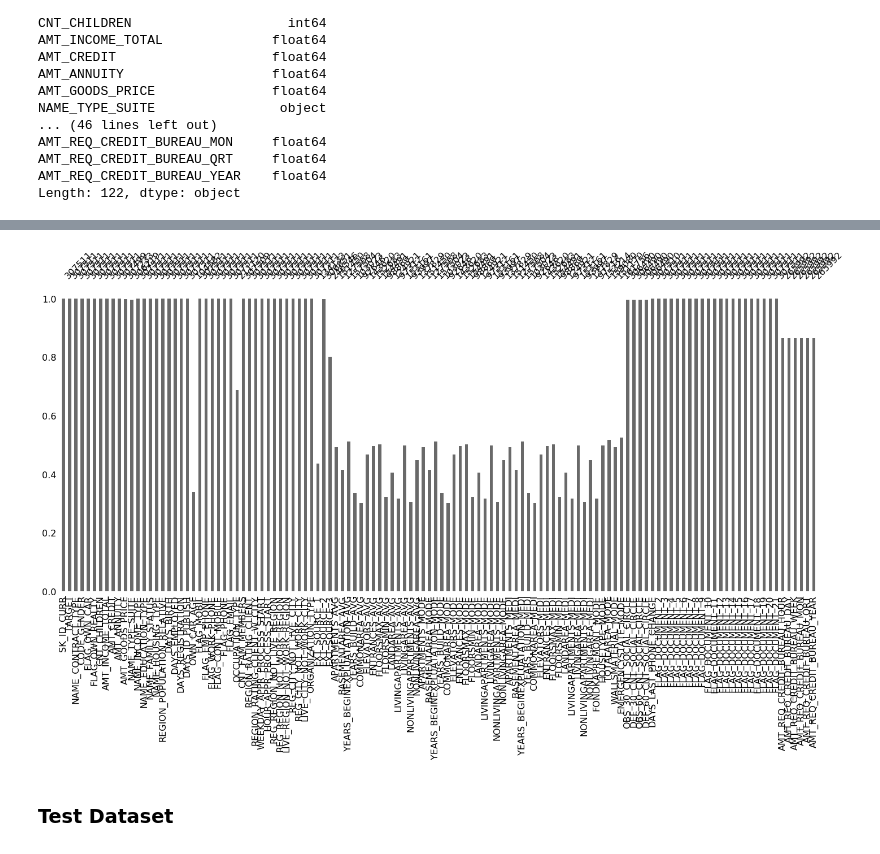
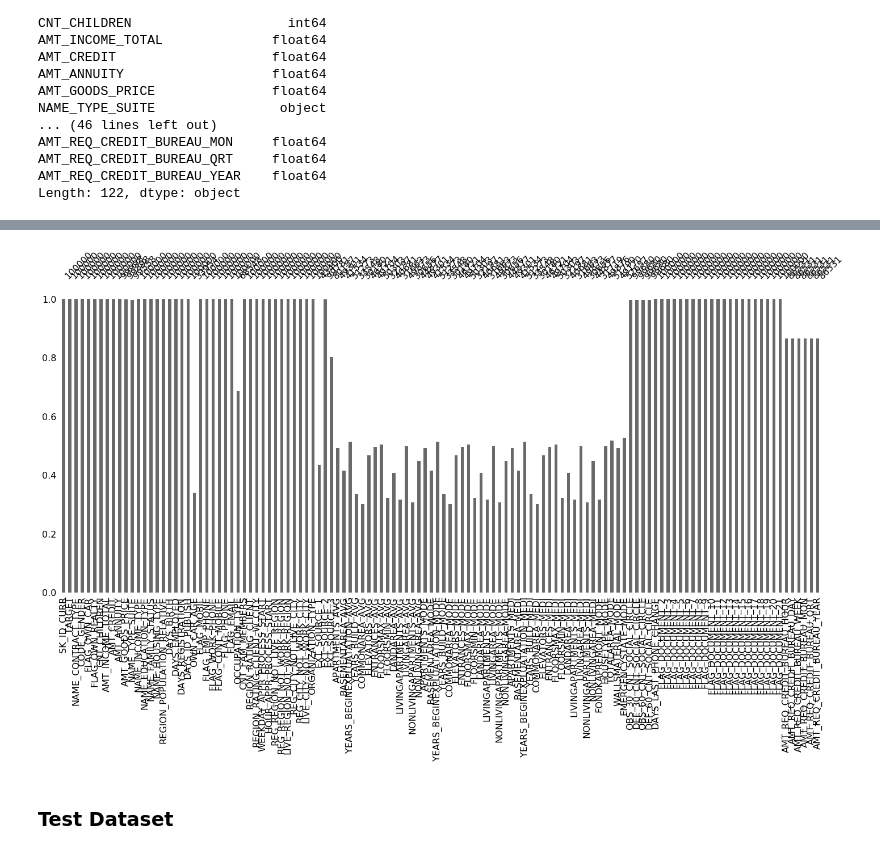
Before and after one commit to noritsugu-yamada/diveintocode, a Jupyter notebook: sprint1/sprint1-ml-scratch-intro.ipynb, the cells around one changed output, grey strips where cells are left out. Cells and saved outputs as stored; diff of their text form; code cells hidden in the pictures.

```diff
--- a/sprint1/sprint1-ml-scratch-intro.ipynb
+++ b/sprint1/sprint1-ml-scratch-intro.ipynb
@@ -19,9 +221,9 @@ from sklearn.model_selection import KFold
 # %%
 # get the train dataset
 
-train = pd.read_csv('application_train.csv')
+df_train = pd.read_csv('application_train.csv')
 
-#train = train.sample(40000)
+df_train = df_train.sample(100000)
 # %%
 # grasp the contents of the train dataset
 
@@ -103,9 +304,9 @@ plt.show()
 # %%
-msno.bar(train)
+msno.bar(df_train)
 
 plt.show()
 # %% [output]
-[figure, old version]
+[figure, new version]
 # %% [markdown]
 ### Test Dataset
 # %%
```
Also changed, not shown: parts of 83 cells of this notebook.
